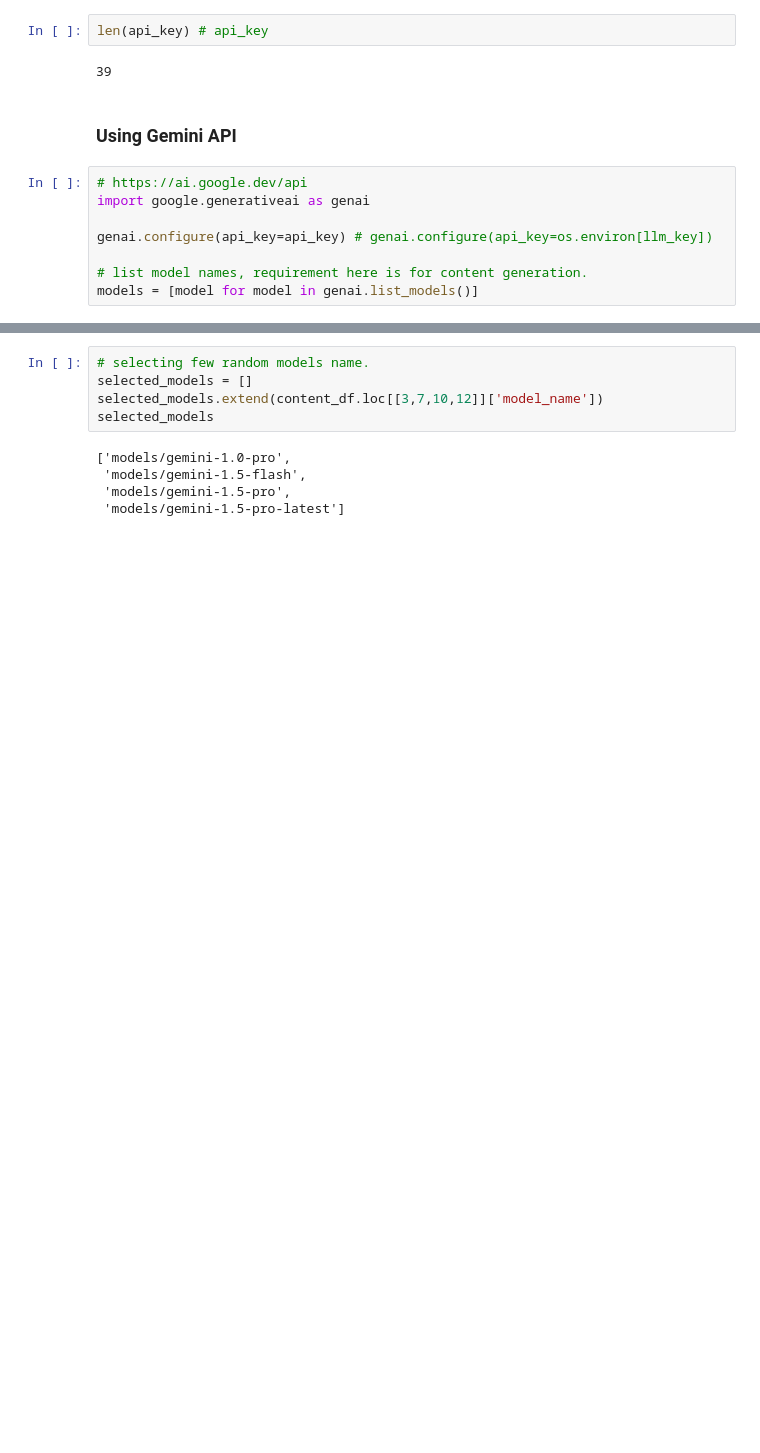
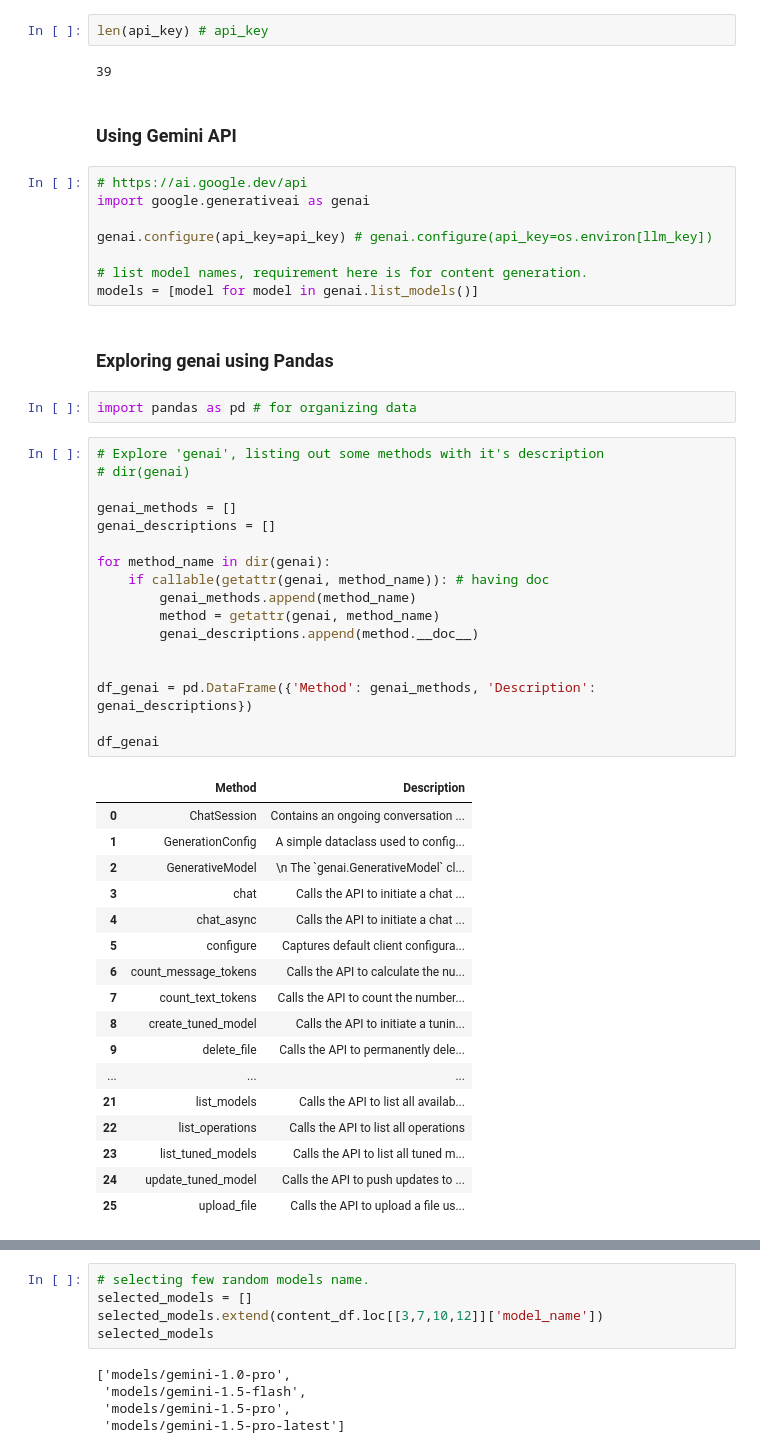
Before and after one commit to anishchapagain/OpenLLM, a Jupyter notebook: Langchain_gemini.ipynb, the cells around one changed output, grey strips where cells are left out. Saved outputs shown, nothing was run; the diff lists cells and outputs as text; blank space fills up the shorter version.

Commit message:
embedding token

```diff
--- a/Langchain_gemini.ipynb
+++ b/Langchain_gemini.ipynb
@@ -38,4 +38,43 @@ genai.configure(api_key=api_key) # genai.configure(api_key=os.environ[llm_key])
 
 # list model names, requirement here is for content generation.
 models = [model for model in genai.list_models()]
+# %% [markdown]
+<h3> Exploring genai using Pandas </h3>
+# %%
+import pandas as pd # for organizing data
+# %%
+# Explore 'genai', listing out some methods with it's description
+# dir(genai)
+
+genai_methods = []
+genai_descriptions = []
+
+for method_name in dir(genai):
+    if callable(getattr(genai, method_name)): # having doc
+        genai_methods.append(method_name)
+        method = getattr(genai, method_name)
+        genai_descriptions.append(method.__doc__)
+
+
+df_genai = pd.DataFrame({'Method': genai_methods, 'Description': genai_descriptions})
+
+df_genai
+# %% [output]
+|  | Method | Description |
+| 0 | ChatSession | Contains an ongoing conversation ... |
+| 1 | GenerationConfig | A simple dataclass used to config... |
+| 2 | GenerativeModel | \n The `genai.GenerativeModel` cl... |
+| 3 | chat | Calls the API to initiate a chat ... |
+| 4 | chat_async | Calls the API to initiate a chat ... |
+| 5 | configure | Captures default client configura... |
+| 6 | count_message_tokens | Calls the API to calculate the nu... |
+| 7 | count_text_tokens | Calls the API to count the number... |
+| 8 | create_tuned_model | Calls the API to initiate a tunin... |
+| 9 | delete_file | Calls the API to permanently dele... |
+| ... | ... | ... |
+| 21 | list_models | Calls the API to list all availab... |
+| 22 | list_operations | Calls the API to list all operations |
+| 23 | list_tuned_models | Calls the API to list all tuned m... |
+| 24 | update_tuned_model | Calls the API to push updates to ... |
+| 25 | upload_file | Calls the API to upload a file us... |
 # %%
```
Also changed, not shown: parts of 26 cells of this notebook.
